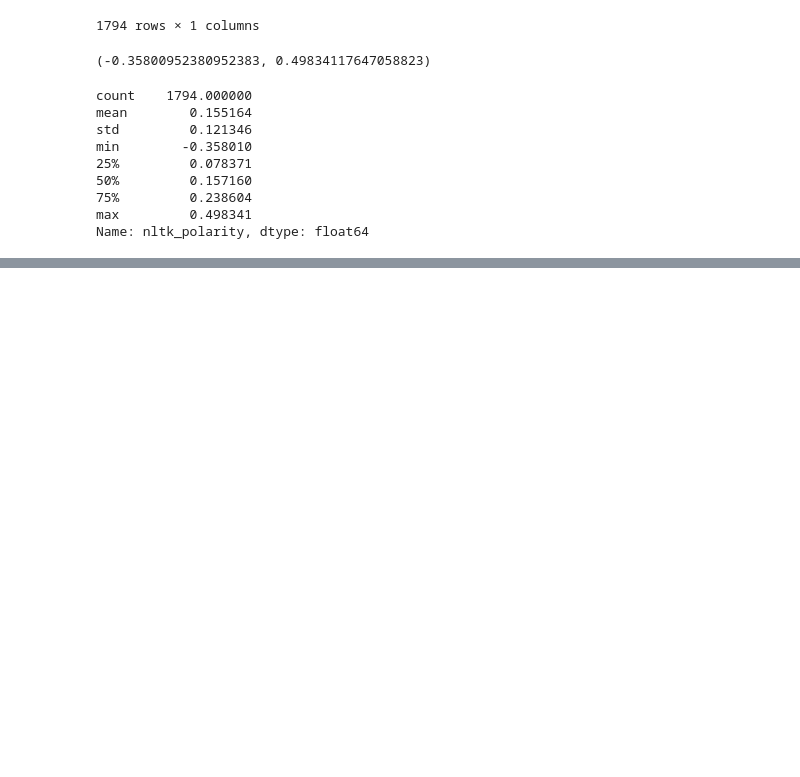
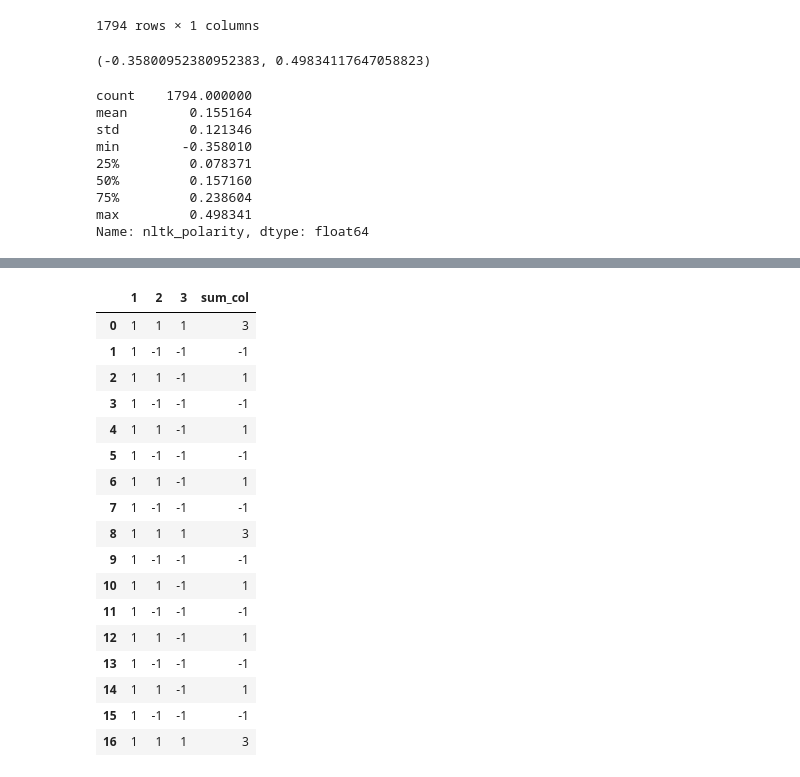
Before and after one commit to SamRoberts995/Project2_ML, a Jupyter notebook: trading_algo_variations/test.ipynb, the cells around one changed output, grey strips where cells are left out. Cells and saved outputs as stored; diff of their text form; code cells hidden in the pictures; blank space fills up the shorter version.

```diff
--- a/trading_algo_variations/test.ipynb
+++ b/trading_algo_variations/test.ipynb
@@ -406,3 +390,9 @@ max         0.498341
 Name: nltk_polarity, dtype: float64
 # %%
 big_btc_minute_sentiment.to_csv("bitcoin_minute_sentiment.csv", encoding="utf8")
+# %%
+test = pd.DataFrame()
+test['1'] = [1 for i in range(100)]
+test['2'] = [1 if i % 2 == 0 else -1 for i in range(100)]
+test['3'] = [1 if i % 8 == 0 else -1 for i in range(100)]
+test
@@ -408,0 +413,22 @@ big_btc_minute_sentiment.to_csv("bitcoin_minute_sentiment.csv", encoding="utf8")
+# %%
+test["sum_col"] = test.sum(axis=1)
+test.head(17)
+# %% [output]
+|  | 1 | 2 | 3 | sum_col |
+| 0 | 1 | 1 | 1 | 3 |
+| 1 | 1 | -1 | -1 | -1 |
+| 2 | 1 | 1 | -1 | 1 |
+| 3 | 1 | -1 | -1 | -1 |
+| 4 | 1 | 1 | -1 | 1 |
+| 5 | 1 | -1 | -1 | -1 |
+| 6 | 1 | 1 | -1 | 1 |
+| 7 | 1 | -1 | -1 | -1 |
+| 8 | 1 | 1 | 1 | 3 |
+| 9 | 1 | -1 | -1 | -1 |
+| 10 | 1 | 1 | -1 | 1 |
+| 11 | 1 | -1 | -1 | -1 |
+| 12 | 1 | 1 | -1 | 1 |
+| 13 | 1 | -1 | -1 | -1 |
+| 14 | 1 | 1 | -1 | 1 |
+| 15 | 1 | -1 | -1 | -1 |
+| 16 | 1 | 1 | 1 | 3 |
```
Also changed, not shown: parts of 6 cells of this notebook, 2 other files.
